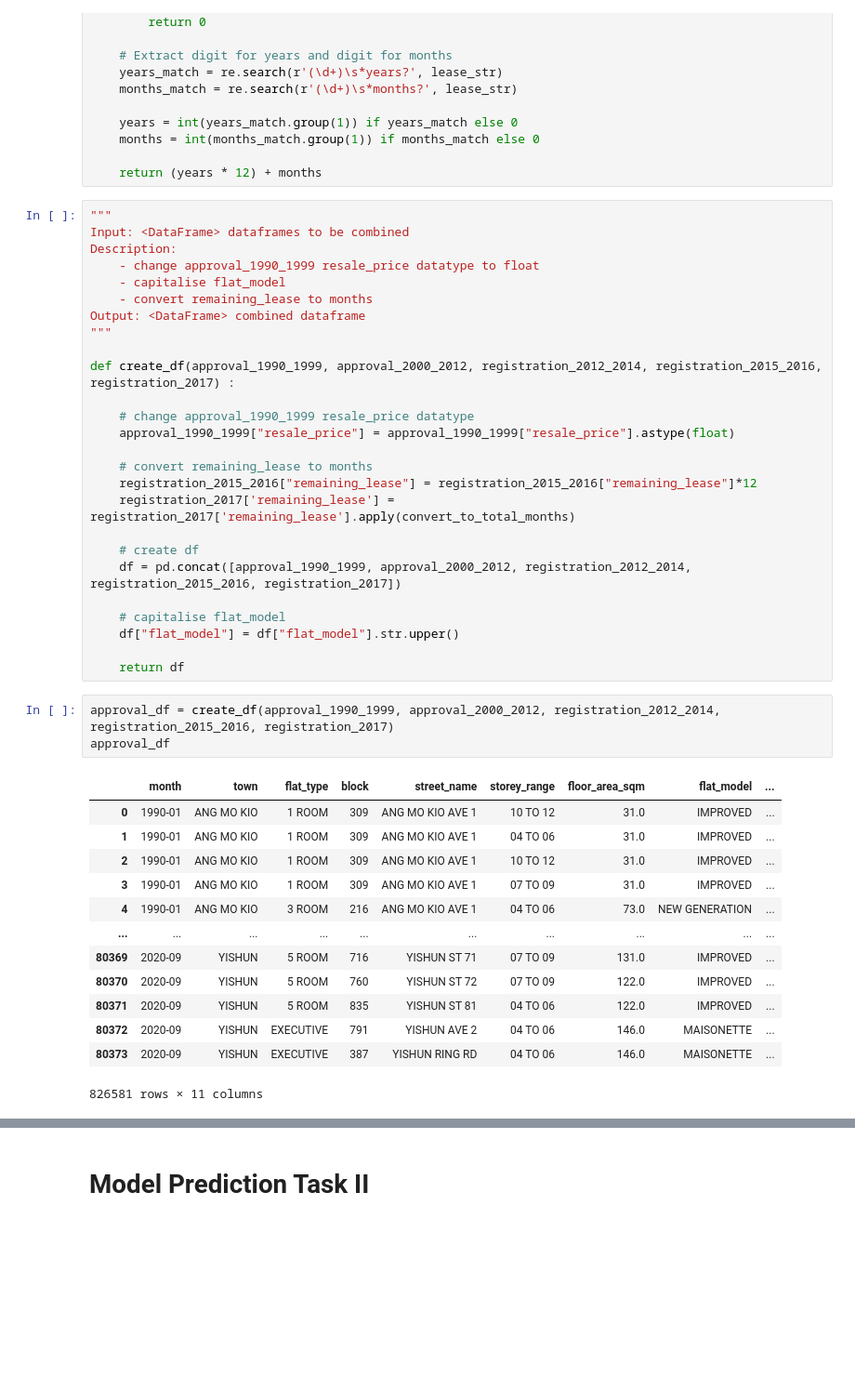
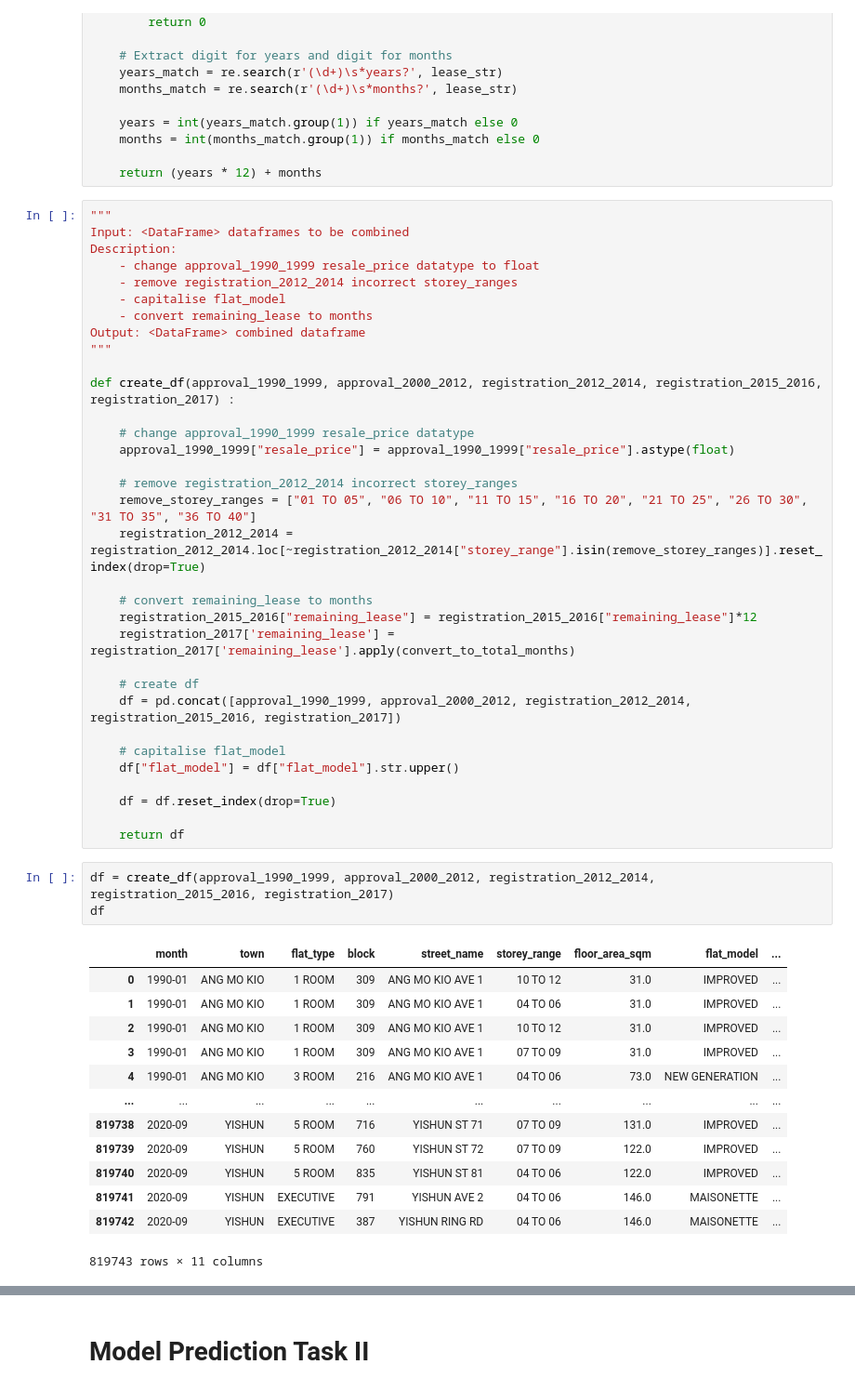
Before and after one commit to risafheng/sg_property_price_predictor, a Jupyter notebook: sg_property_price_predictor.ipynb, the cells around one changed output, grey strips where cells are left out. Shown at 93% size. Cells and saved outputs as stored; diff of their text form; blank space fills up the shorter version.

```diff
--- a/sg_property_price_predictor.ipynb
+++ b/sg_property_price_predictor.ipynb
@@ -133,6 +271,7 @@ def convert_to_total_months(lease_str):
 Input: <DataFrame> dataframes to be combined
 Description:
     - change approval_1990_1999 resale_price datatype to float
+    - remove registration_2012_2014 incorrect storey_ranges
     - capitalise flat_model
     - convert remaining_lease to months
 Output: <DataFrame> combined dataframe
@@ -142,6 +281,10 @@ def create_df(approval_1990_1999, approval_2000_2012, registration_2012_2014, re
 
     # change approval_1990_1999 resale_price datatype
     approval_1990_1999["resale_price"] = approval_1990_1999["resale_price"].astype(float)
+
+    # remove registration_2012_2014 incorrect storey_ranges
+    remove_storey_ranges = ["01 TO 05", "06 TO 10", "11 TO 15", "16 TO 20", "21 TO 25", "26 TO 30", "31 TO 35", "36 TO 40"]
+    registration_2012_2014 = registration_2012_2014.loc[~registration_2012_2014["storey_range"].isin(remove_storey_ranges)].reset_index(drop=True)
 
     # convert remaining_lease to months
     registration_2015_2016["remaining_lease"] = registration_2015_2016["remaining_lease"]*12
@@ -153,21 +296,23 @@ def create_df(approval_1990_1999, approval_2000_2012, registration_2012_2014, re
     # capitalise flat_model
     df["flat_model"] = df["flat_model"].str.upper()
 
+    df = df.reset_index(drop=True)
+
     return df
 # %%
-approval_df = create_df(approval_1990_1999, approval_2000_2012, registration_2012_2014, registration_2015_2016, registration_2017)
-approval_df
+df = create_df(approval_1990_1999, approval_2000_2012, registration_2012_2014, registration_2015_2016, registration_2017)
+df
 # %% [output]
 |  | month | town | flat_type | block | street_name | storey_range | floor_area_sqm | flat_model | ... |
 | 0 | 1990-01 | ANG MO KIO | 1 ROOM | 309 | ANG MO KIO AVE 1 | 10 TO 12 | 31.0 | IMPROVED | ... |
 | 1 | 1990-01 | ANG MO KIO | 1 ROOM | 309 | ANG MO KIO AVE 1 | 04 TO 06 | 31.0 | IMPROVED | ... |
 | 2 | 1990-01 | ANG MO KIO | 1 ROOM | 309 | ANG MO KIO AVE 1 | 10 TO 12 | 31.0 | IMPROVED | ... |
 | 3 | 1990-01 | ANG MO KIO | 1 ROOM | 309 | ANG MO KIO AVE 1 | 07 TO 09 | 31.0 | IMPROVED | ... |
 | 4 | 1990-01 | ANG MO KIO | 3 ROOM | 216 | ANG MO KIO AVE 1 | 04 TO 06 | 73.0 | NEW GENERATION | ... |
 | ... | ... | ... | ... | ... | ... | ... | ... | ... | ... |
-| 80369 | 2020-09 | YISHUN | 5 ROOM | 716 | YISHUN ST 71 | 07 TO 09 | 131.0 | IMPROVED | ... |
-| 80370 | 2020-09 | YISHUN | 5 ROOM | 760 | YISHUN ST 72 | 07 TO 09 | 122.0 | IMPROVED | ... |
-| 80371 | 2020-09 | YISHUN | 5 ROOM | 835 | YISHUN ST 81 | 04 TO 06 | 122.0 | IMPROVED | ... |
-| 80372 | 2020-09 | YISHUN | EXECUTIVE | 791 | YISHUN AVE 2 | 04 TO 06 | 146.0 | MAISONETTE | ... |
-| 80373 | 2020-09 | YISHUN | EXECUTIVE | 387 | YISHUN RING RD | 04 TO 06 | 146.0 | MAISONETTE | ... |
+| 819738 | 2020-09 | YISHUN | 5 ROOM | 716 | YISHUN ST 71 | 07 TO 09 | 131.0 | IMPROVED | ... |
+| 819739 | 2020-09 | YISHUN | 5 ROOM | 760 | YISHUN ST 72 | 07 TO 09 | 122.0 | IMPROVED | ... |
+| 819740 | 2020-09 | YISHUN | 5 ROOM | 835 | YISHUN ST 81 | 04 TO 06 | 122.0 | IMPROVED | ... |
+| 819741 | 2020-09 | YISHUN | EXECUTIVE | 791 | YISHUN AVE 2 | 04 TO 06 | 146.0 | MAISONETTE | ... |
+| 819742 | 2020-09 | YISHUN | EXECUTIVE | 387 | YISHUN RING RD | 04 TO 06 | 146.0 | MAISONETTE | ... |
-826581 rows × 11 columns
+819743 rows × 11 columns
```
Also changed, not shown: parts of 41 cells of this notebook.
